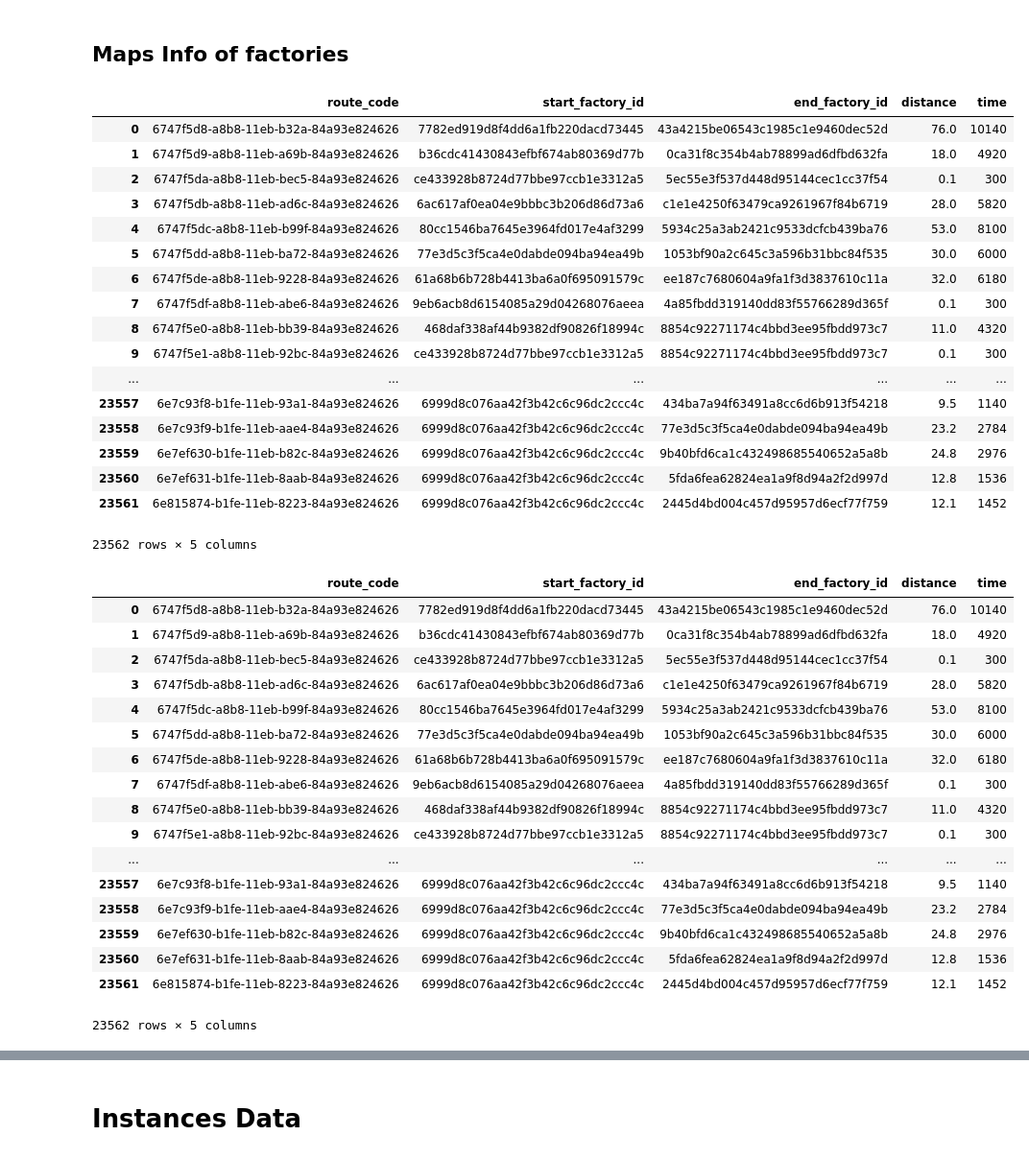
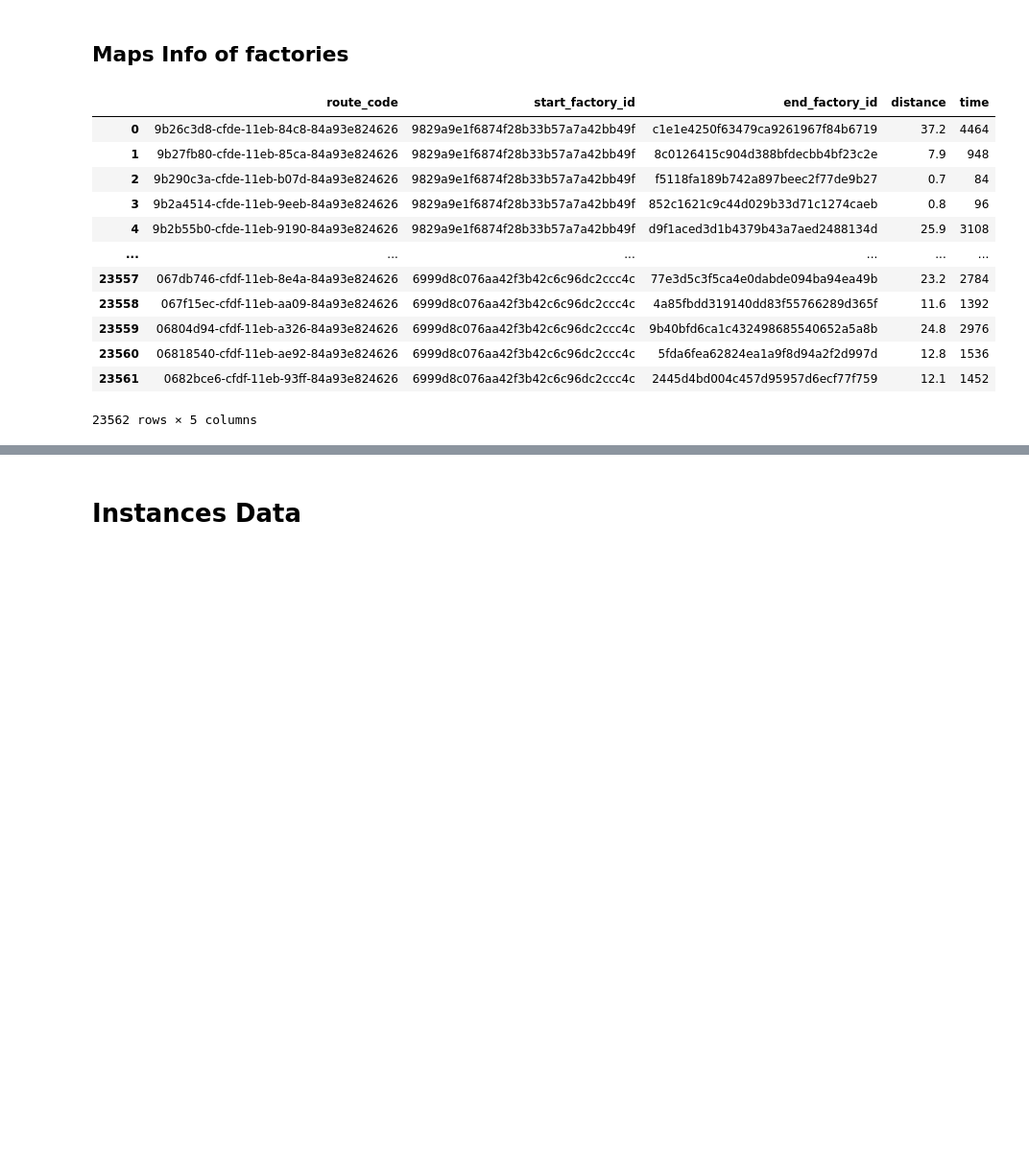
Before and after one commit to 123zhangzq/HW_DPDP, a Jupyter notebook: ScratchPaper/ScatchPaper.ipynb, the cells around one changed output, grey strips where cells are left out. Shown at 96% size. Drawn from its saved outputs; the diff is of its cells as text; code cells hidden in the pictures; blank space fills up the shorter version.

```diff
--- a/ScratchPaper/ScatchPaper.ipynb
+++ b/ScratchPaper/ScatchPaper.ipynb
@@ -268,45 +70,22 @@ f_dict['2445d4bd004c457d95957d6ecf77f759']
 # %% [markdown]
 ## Maps Info of factories
 # %%
-csv_m = pd.read_csv('/Users/zzq/Desktop/ERP_2021/HUAWEI_dpdp/code/Git/ScratchPaper/dpdp_competition/benchmark/route_info.csv')
+csv_m = pd.read_csv('/Users/zzq/Desktop/ERP_2021/HUAWEI_dpdp/code/Git/simulator/dpdp_competition/benchmark/route_info.csv')
 csv_m
 # %% [output]
 |  | route_code | start_factory_id | end_factory_id | distance | time |
-| 0 | 6747f5d8-a8b8-11eb-b32a-84a93e824626 | 7782ed919d8f4dd6a1fb220dacd73445 | 43a4215be06543c1985c1e9460dec52d | 76.0 | 10140 |
-| 1 | 6747f5d9-a8b8-11eb-a69b-84a93e824626 | b36cdc41430843efbf674ab80369d77b | 0ca31f8c354b4ab78899ad6dfbd632fa | 18.0 | 4920 |
-| 2 | 6747f5da-a8b8-11eb-bec5-84a93e824626 | ce433928b8724d77bbe97ccb1e3312a5 | 5ec55e3f537d448d95144cec1cc37f54 | 0.1 | 300 |
-| 3 | 6747f5db-a8b8-11eb-ad6c-84a93e824626 | 6ac617af0ea04e9bbbc3b206d86d73a6 | c1e1e4250f63479ca9261967f84b6719 | 28.0 | 5820 |
-| 4 | 6747f5dc-a8b8-11eb-b99f-84a93e824626 | 80cc1546ba7645e3964fd017e4af3299 | 5934c25a3ab2421c9533dcfcb439ba76 | 53.0 | 8100 |
-| 5 | 6747f5dd-a8b8-11eb-ba72-84a93e824626 | 77e3d5c3f5ca4e0dabde094ba94ea49b | 1053bf90a2c645c3a596b31bbc84f535 | 30.0 | 6000 |
-| 6 | 6747f5de-a8b8-11eb-9228-84a93e824626 | 61a68b6b728b4413ba6a0f695091579c | ee187c7680604a9fa1f3d3837610c11a | 32.0 | 6180 |
-| 7 | 6747f5df-a8b8-11eb-abe6-84a93e824626 | 9eb6acb8d6154085a29d04268076aeea | 4a85fbdd319140dd83f55766289d365f | 0.1 | 300 |
-| 8 | 6747f5e0-a8b8-11eb-bb39-84a93e824626 | 468daf338af44b9382df90826f18994c | 8854c92271174c4bbd3ee95fbdd973c7 | 11.0 | 4320 |
-| 9 | 6747f5e1-a8b8-11eb-92bc-84a93e824626 | ce433928b8724d77bbe97ccb1e3312a5 | 8854c92271174c4bbd3ee95fbdd973c7 | 0.1 | 300 |
+| 0 | 9b26c3d8-cfde-11eb-84c8-84a93e824626 | 9829a9e1f6874f28b33b57a7a42bb49f | c1e1e4250f63479ca9261967f84b6719 | 37.2 | 4464 |
+| 1 | 9b27fb80-cfde-11eb-85ca-84a93e824626 | 9829a9e1f6874f28b33b57a7a42bb49f | 8c0126415c904d388bfdecbb4bf23c2e | 7.9 | 948 |
+| 2 | 9b290c3a-cfde-11eb-b07d-84a93e824626 | 9829a9e1f6874f28b33b57a7a42bb49f | f5118fa189b742a897beec2f77de9b27 | 0.7 | 84 |
+| 3 | 9b2a4514-cfde-11eb-9eeb-84a93e824626 | 9829a9e1f6874f28b33b57a7a42bb49f | 852c1621c9c44d029b33d71c1274caeb | 0.8 | 96 |
+| 4 | 9b2b55b0-cfde-11eb-9190-84a93e824626 | 9829a9e1f6874f28b33b57a7a42bb49f | d9f1aced3d1b4379b43a7aed2488134d | 25.9 | 3108 |
 | ... | ... | ... | ... | ... | ... |
-| 23557 | 6e7c93f8-b1fe-11eb-93a1-84a93e824626 | 6999d8c076aa42f3b42c6c96dc2ccc4c | 434ba7a94f63491a8cc6d6b913f54218 | 9.5 | 1140 |
-| 23558 | 6e7c93f9-b1fe-11eb-aae4-84a93e824626 | 6999d8c076aa42f3b42c6c96dc2ccc4c | 77e3d5c3f5ca4e0dabde094ba94ea49b | 23.2 | 2784 |
-| 23559 | 6e7ef630-b1fe-11eb-b82c-84a93e824626 | 6999d8c076aa42f3b42c6c96dc2ccc4c | 9b40bfd6ca1c432498685540652a5a8b | 24.8 | 2976 |
-| 23560 | 6e7ef631-b1fe-11eb-8aab-84a93e824626 | 6999d8c076aa42f3b42c6c96dc2ccc4c | 5fda6fea62824ea1a9f8d94a2f2d997d | 12.8 | 1536 |
-| 23561 | 6e815874-b1fe-11eb-8223-84a93e824626 | 6999d8c076aa42f3b42c6c96dc2ccc4c | 2445d4bd004c457d95957d6ecf77f759 | 12.1 | 1452 |
+| 23557 | 067db746-cfdf-11eb-8e4a-84a93e824626 | 6999d8c076aa42f3b42c6c96dc2ccc4c | 77e3d5c3f5ca4e0dabde094ba94ea49b | 23.2 | 2784 |
+| 23558 | 067f15ec-cfdf-11eb-aa09-84a93e824626 | 6999d8c076aa42f3b42c6c96dc2ccc4c | 4a85fbdd319140dd83f55766289d365f | 11.6 | 1392 |
+| 23559 | 06804d94-cfdf-11eb-a326-84a93e824626 | 6999d8c076aa42f3b42c6c96dc2ccc4c | 9b40bfd6ca1c432498685540652a5a8b | 24.8 | 2976 |
+| 23560 | 06818540-cfdf-11eb-ae92-84a93e824626 | 6999d8c076aa42f3b42c6c96dc2ccc4c | 5fda6fea62824ea1a9f8d94a2f2d997d | 12.8 | 1536 |
+| 23561 | 0682bce6-cfdf-11eb-93ff-84a93e824626 | 6999d8c076aa42f3b42c6c96dc2ccc4c | 2445d4bd004c457d95957d6ecf77f759 | 12.1 | 1452 |
 23562 rows × 5 columns
-|  | route_code | start_factory_id | end_factory_id | distance | time |
-| 0 | 6747f5d8-a8b8-11eb-b32a-84a93e824626 | 7782ed919d8f4dd6a1fb220dacd73445 | 43a4215be06543c1985c1e9460dec52d | 76.0 | 10140 |
-| 1 | 6747f5d9-a8b8-11eb-a69b-84a93e824626 | b36cdc41430843efbf674ab80369d77b | 0ca31f8c354b4ab78899ad6dfbd632fa | 18.0 | 4920 |
-| 2 | 6747f5da-a8b8-11eb-bec5-84a93e824626 | ce433928b8724d77bbe97ccb1e3312a5 | 5ec55e3f537d448d95144cec1cc37f54 | 0.1 | 300 |
-| 3 | 6747f5db-a8b8-11eb-ad6c-84a93e824626 | 6ac617af0ea04e9bbbc3b206d86d73a6 | c1e1e4250f63479ca9261967f84b6719 | 28.0 | 5820 |
-| 4 | 6747f5dc-a8b8-11eb-b99f-84a93e824626 | 80cc1546ba7645e3964fd017e4af3299 | 5934c25a3ab2421c9533dcfcb439ba76 | 53.0 | 8100 |
-| 5 | 6747f5dd-a8b8-11eb-ba72-84a93e824626 | 77e3d5c3f5ca4e0dabde094ba94ea49b | 1053bf90a2c645c3a596b31bbc84f535 | 30.0 | 6000 |
-| 6 | 6747f5de-a8b8-11eb-9228-84a93e824626 | 61a68b6b728b4413ba6a0f695091579c | ee187c7680604a9fa1f3d3837610c11a | 32.0 | 6180 |
-| 7 | 6747f5df-a8b8-11eb-abe6-84a93e824626 | 9eb6acb8d6154085a29d04268076aeea | 4a85fbdd319140dd83f55766289d365f | 0.1 | 300 |
-| 8 | 6747f5e0-a8b8-11eb-bb39-84a93e824626 | 468daf338af44b9382df90826f18994c | 8854c92271174c4bbd3ee95fbdd973c7 | 11.0 | 4320 |
-| 9 | 6747f5e1-a8b8-11eb-92bc-84a93e824626 | ce433928b8724d77bbe97ccb1e3312a5 | 8854c92271174c4bbd3ee95fbdd973c7 | 0.1 | 300 |
-| ... | ... | ... | ... | ... | ... |
-| 23557 | 6e7c93f8-b1fe-11eb-93a1-84a93e824626 | 6999d8c076aa42f3b42c6c96dc2ccc4c | 434ba7a94f63491a8cc6d6b913f54218 | 9.5 | 1140 |
-| 23558 | 6e7c93f9-b1fe-11eb-aae4-84a93e824626 | 6999d8c076aa42f3b42c6c96dc2ccc4c | 77e3d5c3f5ca4e0dabde094ba94ea49b | 23.2 | 2784 |
-| 23559 | 6e7ef630-b1fe-11eb-b82c-84a93e824626 | 6999d8c076aa42f3b42c6c96dc2ccc4c | 9b40bfd6ca1c432498685540652a5a8b | 24.8 | 2976 |
-| 23560 | 6e7ef631-b1fe-11eb-8aab-84a93e824626 | 6999d8c076aa42f3b42c6c96dc2ccc4c | 5fda6fea62824ea1a9f8d94a2f2d997d | 12.8 | 1536 |
-| 23561 | 6e815874-b1fe-11eb-8223-84a93e824626 | 6999d8c076aa42f3b42c6c96dc2ccc4c | 2445d4bd004c457d95957d6ecf77f759 | 12.1 | 1452 |
-23562 rows × 5 columns
 # %%
 d_dict = {}
 t_dict = {}
```
Also changed, not shown: parts of 23 cells of this notebook, 2 other files.
